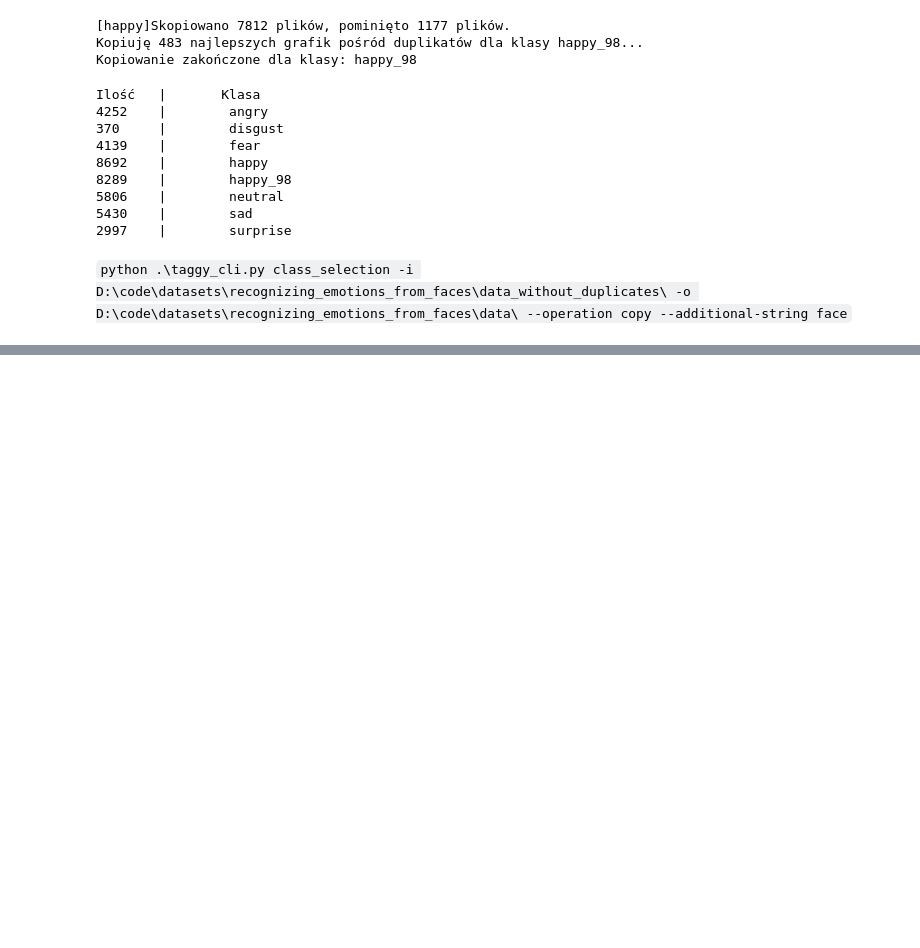
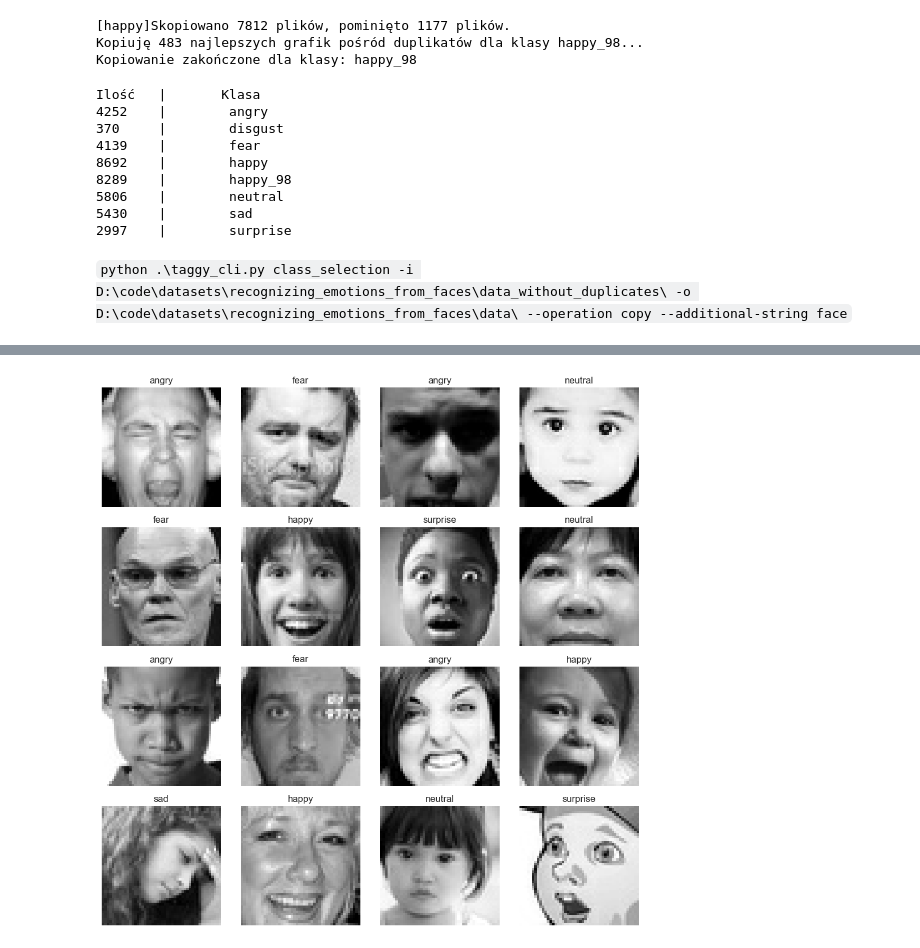
Before and after one commit to 4ieksander/taggyAI, a Jupyter notebook: examples_of_use-prepare_datasets/prepare_dataset-WSB-project-Machine_learning_for_complex_data.ipynb, the cells around one changed output, grey strips where cells are left out. Saved outputs shown, nothing was run; the diff lists cells and outputs as text; code cells hidden in the pictures; blank space fills up the shorter version.

```diff
--- a/examples_of_use-prepare_datasets/prepare_dataset-WSB-project-Machine_learning_for_complex_data.ipynb
+++ b/examples_of_use-prepare_datasets/prepare_dataset-WSB-project-Machine_learning_for_complex_data.ipynb
@@ -1331,0 +415,5 @@ test
+# %%
+class_names = full_dataset.class_names
+plot_random_images(full_dataset, class_names)
+# %% [output]
+[figure, added]
```
Also changed, not shown: parts of 26 cells of this notebook.
